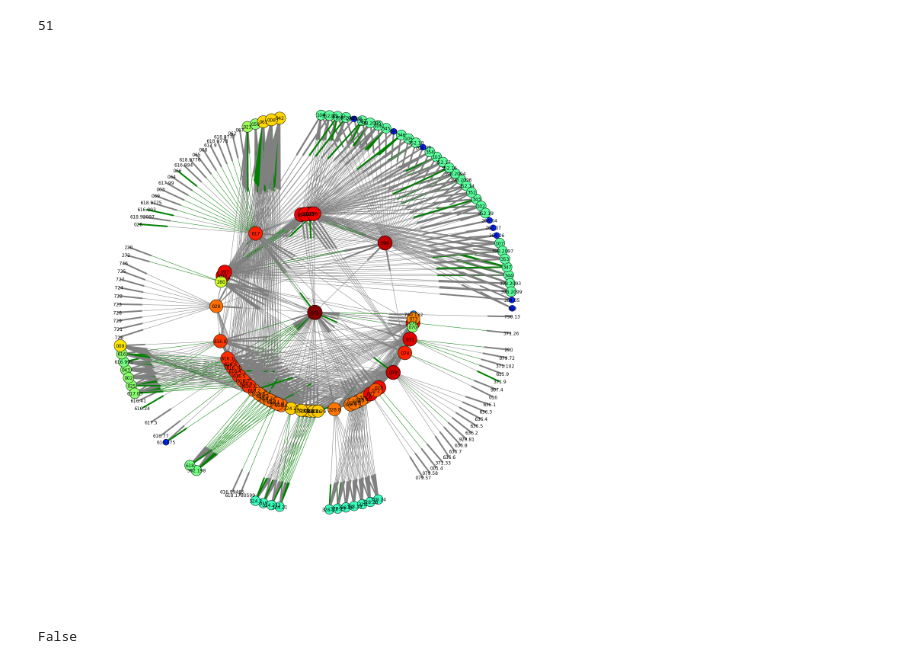
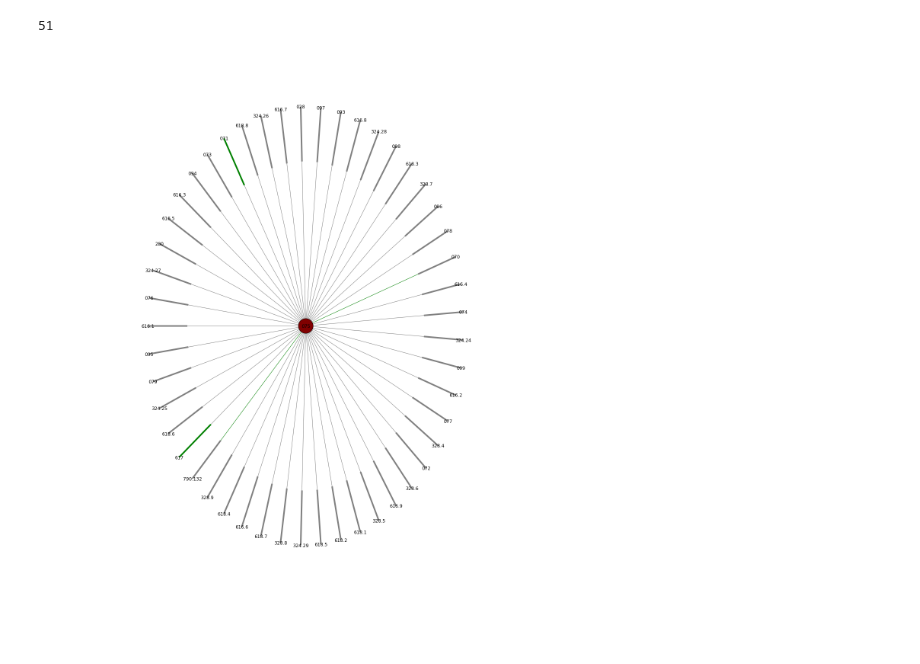
Before and after one commit to notconfusing/ddc_graph, a Jupyter notebook: ddc_graph.ipynb, the cells around one changed output. Saved outputs shown, nothing was run; the diff lists cells and outputs as text; code cells hidden in the pictures.

```diff
--- a/ddc_graph.ipynb
+++ b/ddc_graph.ipynb
@@ -214,7 +214,7 @@ def draw_n_hops(G, root, n):
     plt.figure(1,figsize=(20,20))
     nx.draw(E, pos=pos, node_size=node_sizes, node_color=node_colors, edge_color=edge_colors)
 # %%
-draw_n_hops(G, '075', 2)
+draw_n_hops(G, '075', 1)
 # %% [output]
-[figure, old version]
+[figure, new version]
 # %%
@@ -225,7 +223,3 @@ mains = filter(lambda node: len(node) == 3 and node[1:3] == '00', UG_big.nodes()
 # %%
 for main in mains:
     UG_big.add_edge('start',main, rel='hier')
-# %%
-any(map(lambda n: n==4, map(lambda d: len(d), deplist)))
-# %% [output]
-False
```
Also changed, not shown: parts of 2 cells of this notebook, 1 other file.
